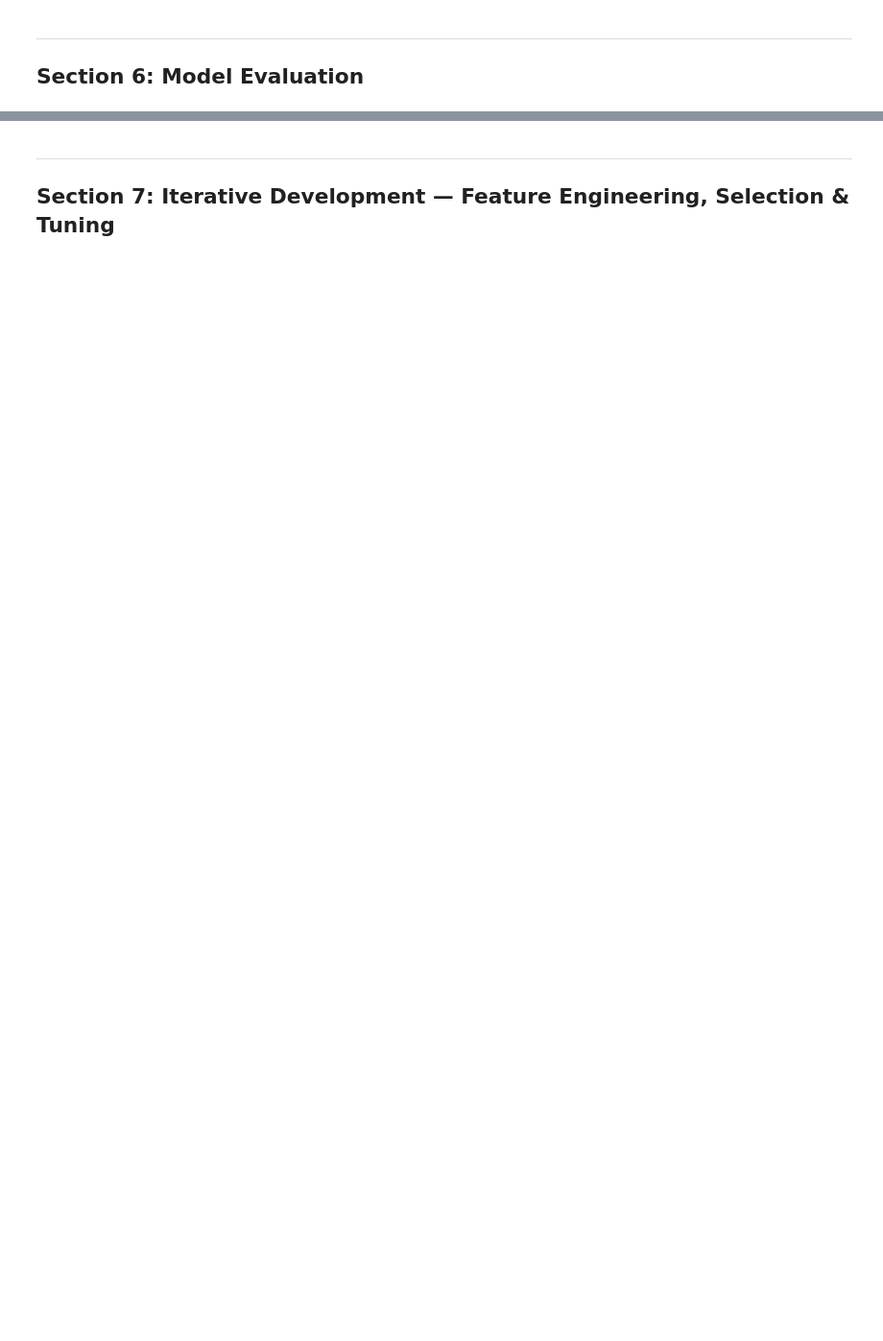
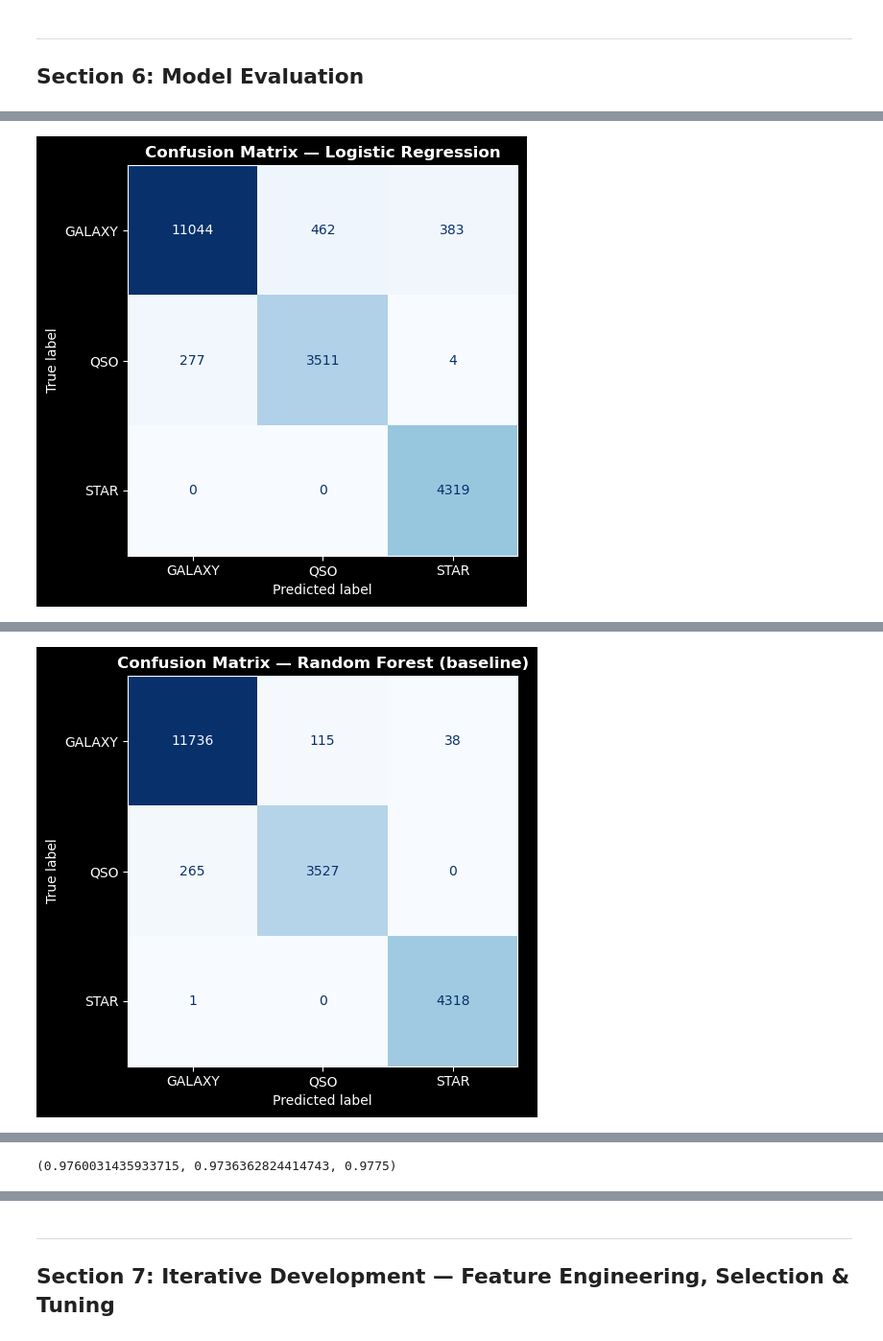
Before and after one commit to CyphenRozulus/streamlit_app_project, a Jupyter notebook: MLDP Program Codes Submission.ipynb, the cells around one changed output, grey strips where cells are left out. Shown at 96% size. Saved outputs shown, nothing was run; the diff lists cells and outputs as text; code cells hidden in the pictures; blank space fills up the shorter version.

Commit message:
Completed Section 4, 5 and 6

```diff
--- a/MLDP Program Codes Submission.ipynb
+++ b/MLDP Program Codes Submission.ipynb
@@ -441,0 +497,12 @@ print('   → alpha and delta will be dropped in feature engineering (Section 7)
+# %%
+# ─────────────────────────────────────────────────────────────────────────────
+# SECTION 4b — Encode Target
+#
+# LabelEncoder maps alphabetically: GALAXY→0, QSO→1, STAR→2
+# The encoder is saved for export alongside the model so the Streamlit app
+# can decode numeric predictions back to human-readable names.
+# ─────────────────────────────────────────────────────────────────────────────
+le = LabelEncoder()
+df_clean['class_encoded'] = le.fit_transform(df_clean['class'])
+CLASS_NAMES = list(le.classes_)
+print('Label encoding:', dict(zip(CLASS_NAMES, range(len(CLASS_NAMES)))))
@@ -445,3 +587,58 @@ print('   → alpha and delta will be dropped in feature engineering (Section 7)
 # %% [markdown]
 ---
 ## Section 6: Model Evaluation
+# %%
+# ─────────────────────────────────────────────────────────────────────────────
+# SECTION 6a — Evaluation Helper
+# Reports accuracy, macro-F1, train-vs-test gap (overfitting check),
+# classification report, and confusion matrix.
+# ─────────────────────────────────────────────────────────────────────────────
+all_results = {}
+
+def evaluate_model(model, X_tr, y_tr, X_te, y_te, name):
+    """Evaluate model on both train and test to detect overfitting/underfitting."""
+    y_pred_train = model.predict(X_tr)
+    y_pred_test  = model.predict(X_te)
+
+    train_f1 = f1_score(y_tr, y_pred_train, average='macro')
+    test_f1  = f1_score(y_te, y_pred_test,  average='macro')
+    test_acc = accuracy_score(y_te, y_pred_test)
+    gap      = train_f1 - test_f1
+
+    print(f'\n{"="*60}')
+    print(f'  MODEL : {name}')
+    print(f'{"="*60}')
+    print(f'  Train Macro-F1 : {train_f1:.4f}')
+    print(f'  Test  Macro-F1 : {test_f1:.4f}   ← PRIMARY METRIC')
+    print(f'  Test  Accuracy : {test_acc:.4f}')
+    print(f'  Generalisation gap (Train−Test F1): {gap:.4f}', end='  ')
+    if gap > 0.05:
+        print('⚠️  OVERFITTING: model memorises training data')
+    elif test_f1 < 0.85:
+        print('⚠️  UNDERFITTING: model too simple for this problem')
+    else:
+        print('✅ Acceptable generalisation')
+    print(f'{"─"*60}')
+    print(classification_report(y_te, y_pred_test, target_names=CLASS_NAMES))
+
+    fig, ax = plt.subplots(figsize=(6, 5))
+    ConfusionMatrixDisplay(
+        confusion_matrix(y_te, y_pred_test), display_labels=CLASS_NAMES
+    ).plot(ax=ax, colorbar=False, cmap='Blues')
+    ax.set_title(f'Confusion Matrix — {name}', fontweight='bold')
+    plt.tight_layout()
+    plt.savefig(f'cm_{name.replace(" ","_")}.png', dpi=150, bbox_inches='tight')
+    plt.show()
+
+    all_results[name] = {
+        'Train F1': round(train_f1, 4),
+        'Test F1' : round(test_f1, 4),
+        'Test Acc': round(test_acc, 4),
+        'Gap'     : round(gap, 4)
+    }
+    return train_f1, test_f1, test_acc
+
+evaluate_model(lr_pipe,  X_train, y_train, X_test, y_test, 'Logistic Regression')
+evaluate_model(rf_model, X_train, y_train, X_test, y_test, 'Random Forest (baseline)')
+evaluate_model(gb_model, X_train, y_train, X_test, y_test, 'Gradient Boosting (baseline)')
+# %% [output]
@@ -447,0 +662 @@ print('   → alpha and delta will be dropped in feature engineering (Section 7)
+[figure, added]
@@ -447,0 +680 @@ print('   → alpha and delta will be dropped in feature engineering (Section 7)
+[figure, added]
@@ -447,0 +699 @@ print('   → alpha and delta will be dropped in feature engineering (Section 7)
+(0.9760031435933715, 0.9736362824414743, 0.9775)
```
Also changed, not shown: parts of 9 cells of this notebook, 4 other files.
